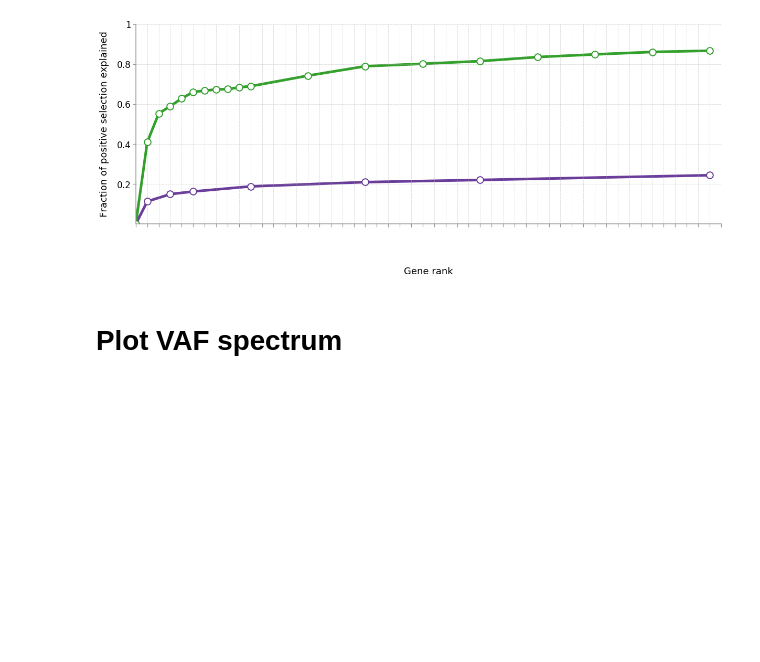
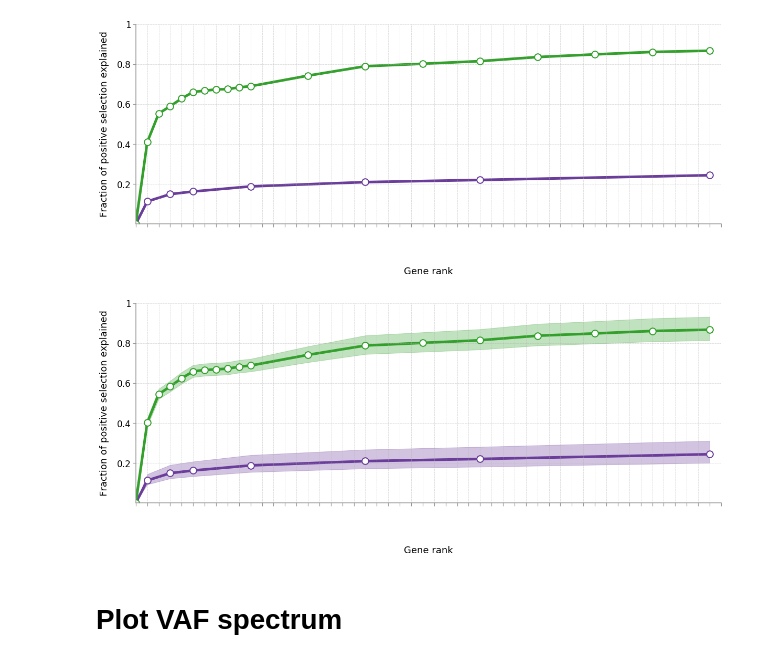
Before and after one commit to blundelllab/Genetic-hitchhiking, a Jupyter notebook: Healthy blood/Predicting passengers in healthy blood - Finalized version 2021 (Figure 2A, 2B, 6, S11, S12, S13).ipynb, the cells around one changed output. Cells and saved outputs as stored; diff of their text form; code cells hidden in the pictures; blank space fills up the shorter version.

```diff
--- a/Healthy blood/Predicting passengers in healthy blood - Finalized version 2021 (Figure 2A, 2B, 6, S11, S12, S13).ipynb
+++ b/Healthy blood/Predicting passengers in healthy blood - Finalized version 2021 (Figure 2A, 2B, 6, S11, S12, S13).ipynb
@@ -2119,3 +2119,19 @@ total_amplitude = 3.621093749999858e-05
 # top_291_genes_nonsyn_seen_mu = 2.0919871675529572e-05
 # # best-fit rate if no dev contrib
 # total_amplitude = 9.726562499999873e-05
+# %%
+dev_contrib_original = total_amplitude-best_fit_haploid_driver_rate_blood
+print('original dev contrib (in mutation rates for DFE):', dev_contrib_original)
+dev_contrib_upper_bound = (total_amplitude-best_fit_haploid_driver_rate_blood)*1.5
+dev_contrib_lower_bound = (total_amplitude-best_fit_haploid_driver_rate_blood)*0.5
+print('upper bound for dev contrib (in mutation rates for DFE):', dev_contrib_upper_bound)
+print('lower bound for dev contrib (in mutation rates for DFE):', dev_contrib_lower_bound)
+best_fit_haploid_driver_rate_blood_lower_bound = total_amplitude - dev_contrib_upper_bound
+best_fit_haploid_driver_rate_blood_upper_bound = total_amplitude - dev_contrib_lower_bound
+print('Hence, the new best_fit_haploid_driver_rate_blood_lower_bound', best_fit_haploid_driver_rate_blood_lower_bound)
+print('and, the new best_fit_haploid_driver_rate_blood_upper_bound', best_fit_haploid_driver_rate_blood_upper_bound)
+print('compared to the original', best_fit_haploid_driver_rate_blood)
+fraction_of_explained_positive_selection_lower_bound =\
+(top_291_genes_nonsyn_seen_mu)/best_fit_haploid_driver_rate_blood_upper_bound
+fraction_of_explained_positive_selection_upper_bound =\
+(top_291_genes_nonsyn_seen_mu)/best_fit_haploid_driver_rate_blood_lower_bound
@@ -2529,6 +2782,82 @@ ax1.grid(which='both', linewidth=0.6, alpha = 0.7, zorder = 0, linestyle='--')
 # plt.savefig('Fraction_of_positive_selection_explained_top_50_blood_and_oesophagus.pdf', bbox_inches='tight')
 # %% [output]
 [figure]
+# %%
+# (with bounds) Plot summary graph
+
+plt.clf()
+plt.close('all')
+f, ax1 = plt.subplots(1, 1, figsize=(20,7))
+
+axisfont = 16.8
+scale = 1.2
+
+# Martincorena_color = '#00441b'
+Martincorena_color = '#33a02c'
+Bolton_color = '#6a3d9a'
+
+x_major_ticks =  np.linspace(0, 51, 52)
+x_major_tick_labels = []
+for x in x_major_ticks:
+    x_major_tick_labels.append('')
+ax1.set_xlim(0, 51)
+
+ax1.set_xticks(x_major_ticks)
+ax1.set_xticklabels(x_major_tick_labels, fontsize = axisfont)
+ax1.xaxis.set_tick_params(width=scale, color = grey3, length = 6)
+
+y_major_ticks =  [0.2, 0.4, 0.6, 0.8, 1]
+y_major_tick_labels =  ['0.2', '0.4', '0.6', '0.8', '1' ]
+ax1.set_yticks(y_major_ticks)
+ax1.set_yticklabels(y_major_tick_labels, fontsize = axisfont)
+ax1.yaxis.set_tick_params(width=scale, color = grey3, length = 6)
+
+
+ax1.set_ylim(0, 1)
+ax1.scatter(Bolton_passenger_contribution_x_HH_dev_contrib_N_tau_10to5[0:8], Bolton_passenger_contribution_y_HH_dev_contrib_N_tau_10to5[0:8], marker='o', edgecolors=Bolton_color, color='white', s=160, zorder=2, linewidth=2)
+ax1.plot(Bolton_passenger_contribution_x_HH_dev_contrib_N_tau_10to5[0:8], Bolton_passenger_contribution_y_HH_dev_contrib_N_tau_10to5[0:8], color = Bolton_color, lw=5, zorder=0, label='Bolton')
+
+ax1.fill_between(Bolton_passenger_contribution_x_HH_dev_contrib_N_tau_10to5[0:8],\
+                 Bolton_passenger_contribution_y_HH_dev_contrib_N_tau_10to5_lower_bound[0:8],\
+                 y2=Bolton_passenger_contribution_y_HH_dev_contrib_N_tau_10to5_upper_bound[0:8], \
+                color = Bolton_color, alpha = 0.3)
+
+ax1.scatter(passenger_contribution_x_combined_DFE[0:19], passenger_contribution_y_combined_DFE[0:19], marker='o', edgecolors=Martincorena_color, color='white', s=160, zorder=2, linewidth=2)
+ax1.plot(passenger_contribution_x_combined_DFE[0:19], passenger_contribution_y_combined_DFE[0:19], color = Martincorena_color, lw=5, zorder=0, label='oesophagus')
+
+ax1.fill_between(passenger_contribution_x_combined_DFE[0:19],\
+                 passenger_contribution_y_combined_DFE_lower_bound[0:19],\
+                 y2=passenger_contribution_y_combined_DFE_upper_bound[0:19], \
+                color = Martincorena_color, alpha = 0.3)
+
+# ax1.errorbar(Bolton_passenger_contribution_x_HH_dev_contrib_N_tau_5times10to4, Bolton_passenger_contribution_y_HH_dev_contrib_N_tau_5times10to4,\
+#              yerr = err_N_tau_5times10to4, fmt = 'o', ecolor = Bolton_color, \
+#                  elinewidth = 2, capsize = 5, capthick = 2,\
+#              markersize = 10, markeredgewidth = 2, \
+#                  markeredgecolor = Bolton_color, markerfacecolor = 'white', zorder=3)
+
+
+axisfont=14*1.2
+axislabelfont=15*1.2
+ax1.set_xlabel('Gene rank', fontsize = axislabelfont, labelpad =60*scale, fontweight = 'medium')
+ax1.set_ylabel('Fraction of positive selection explained', fontsize = axislabelfont, labelpad = 12*scale, fontweight = 'medium')
+
+#Only show the required axis lines
+ax1.spines['top'].set_visible(False)
+ax1.spines['right'].set_visible(False)
+
+for axis in ['bottom','left']:
+    ax1.spines[axis].set_linewidth(1.5)
+
+for axis in ['bottom','left']:
+    ax1.spines[axis].set_color(grey3)
+
+# ax1.legend(ncol=1, loc='center', bbox_to_anchor=(0.8, 0.6), frameon=0, fontsize = 14)
+ax1.grid(which='both', linewidth=0.6, alpha = 0.7, zorder = 0, linestyle='--')
+
+# plt.savefig('Fraction_of_positive_selection_explained_top_50_blood_and_oesophagus.pdf', bbox_inches='tight')
+# %% [output]
+[figure, added]
 # %% [markdown]
 # Plot VAF spectrum
 # %% [markdown]
```
Also changed, not shown: parts of 11 cells of this notebook.
